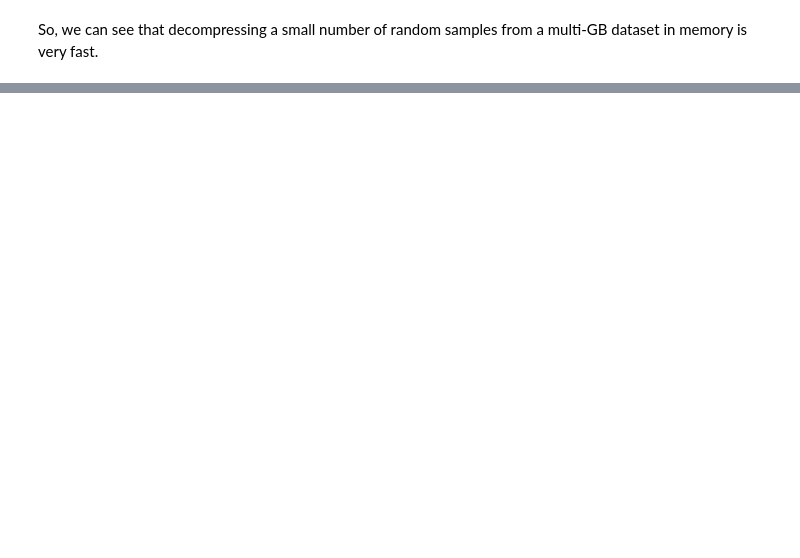
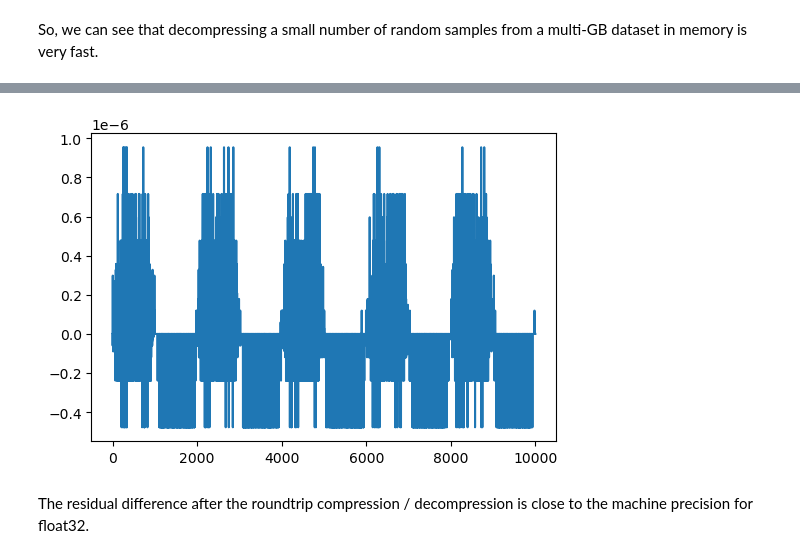
Before and after one commit to hpc4cmb/flacarray, a Jupyter notebook: docs/docs/cookbook.ipynb, the cells around one changed output, grey strips where cells are left out. Saved outputs shown, nothing was run; the diff lists cells and outputs as text; code cells hidden in the pictures; blank space fills up the shorter version.

```diff
--- a/docs/docs/cookbook.ipynb
+++ b/docs/docs/cookbook.ipynb
@@ -101,0 +140,9 @@ So, we can see that decompressing a small number of random samples from a multi-
+# %%
+# Difference
+residual = restored - arr
+# %%
+demo.plot_data(residual)
+# %% [output]
+[figure, added]
+# %% [markdown]
+The residual difference after the roundtrip compression / decompression is close to the machine precision for float32.
```
Also changed, not shown: parts of 28 cells of this notebook, 31 other files.
